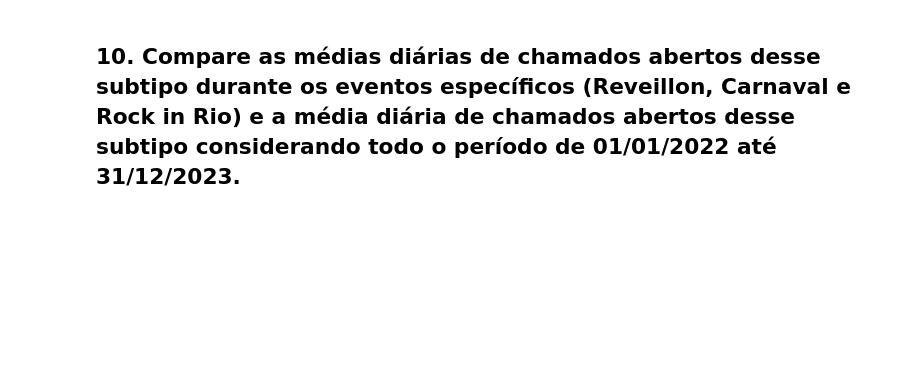
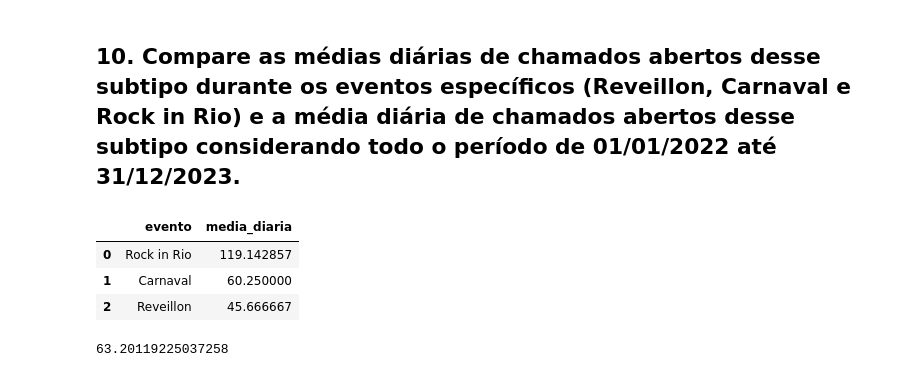
Before and after one commit to gabryellesoares/emd-desafio-junior-data-scientist, a Jupyter notebook: analise_python.ipynb, the cells around one changed output. Drawn from its saved outputs; the diff is of its cells as text; code cells hidden in the pictures; blank space fills up the shorter version.

```diff
--- a/analise_python.ipynb
+++ b/analise_python.ipynb
@@ -123,2 +146,4 @@ eventos.head()
 # %% [markdown]
 ## 9. Qual evento teve a maior média diária de chamados abertos desse subtipo?
+# %%
+media_diaria_eventos = chamados_perturbacao_eventos.groupby(['evento', chamados_perturbacao_eventos['data_inicio'].dt.date]).size().groupby('evento').mean().sort_values(ascending=False).reset_index(name='media_diaria')
@@ -125,2 +156,14 @@ eventos.head()
 # %% [markdown]
 ## 10. Compare as médias diárias de chamados abertos desse subtipo durante os eventos específicos (Reveillon, Carnaval e Rock in Rio) e a média diária de chamados abertos desse subtipo considerando todo o período de 01/01/2022 até 31/12/2023.
+# %%
+media_diaria_eventos
+# %% [output]
+|  | evento | media_diaria |
+| 0 | Rock in Rio | 119.142857 |
+| 1 | Carnaval | 60.250000 |
+| 2 | Reveillon | 45.666667 |
+# %%
+media_diaria_periodo = chamados_perturbacao.groupby(chamados_perturbacao['data_inicio'].dt.date).size().mean()
+media_diaria_periodo
+# %% [output]
+63.20119225037258
```
Also changed, not shown: parts of 10 cells of this notebook.
